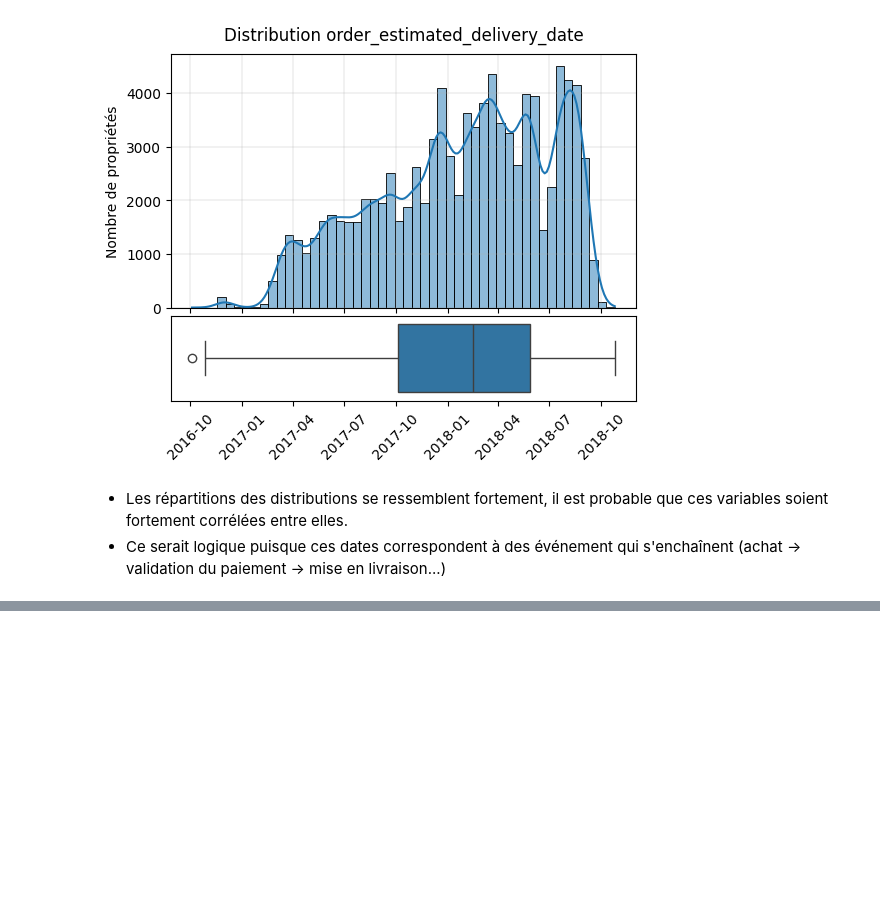
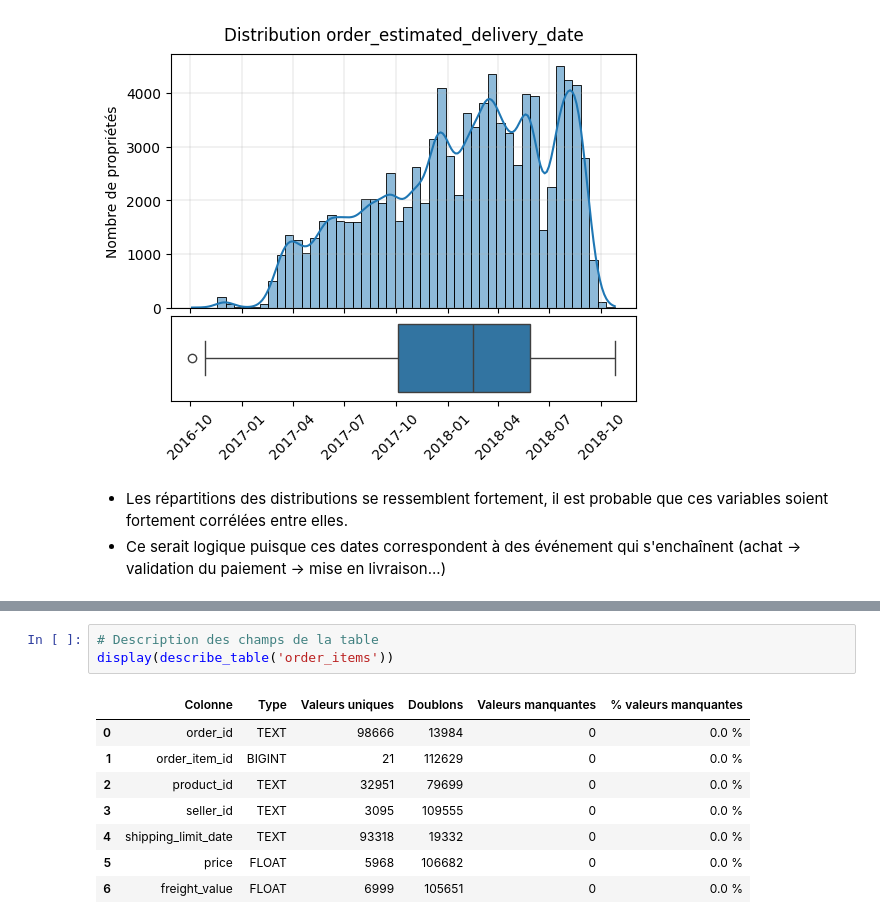
Before and after one commit to Christophe-Aballea/OC_projet5_Segmentez_des_clients_d_un_site_ecommerce, a Jupyter notebook: P05_Notebook2_EDA_FE.ipynb, the cells around one changed output, grey strips where cells are left out. Saved outputs shown, nothing was run; the diff lists cells and outputs as text; blank space fills up the shorter version.

```diff
--- a/P05_Notebook2_EDA_FE.ipynb
+++ b/P05_Notebook2_EDA_FE.ipynb
@@ -516,0 +541,12 @@ display(get_dataframe_infos(df_orders))
+# %%
+# Description des champs de la table
+display(describe_table('order_items'))
+# %% [output]
+|  | Colonne | Type | Valeurs uniques | Doublons | Valeurs manquantes | % valeurs manquantes |
+| 0 | order_id | TEXT | 98666 | 13984 | 0 | 0.0 % |
+| 1 | order_item_id | BIGINT | 21 | 112629 | 0 | 0.0 % |
+| 2 | product_id | TEXT | 32951 | 79699 | 0 | 0.0 % |
+| 3 | seller_id | TEXT | 3095 | 109555 | 0 | 0.0 % |
+| 4 | shipping_limit_date | TEXT | 93318 | 19332 | 0 | 0.0 % |
+| 5 | price | FLOAT | 5968 | 106682 | 0 | 0.0 % |
+| 6 | freight_value | FLOAT | 6999 | 105651 | 0 | 0.0 % |
```
Also changed, not shown: parts of 15 cells of this notebook, 1 other file.
